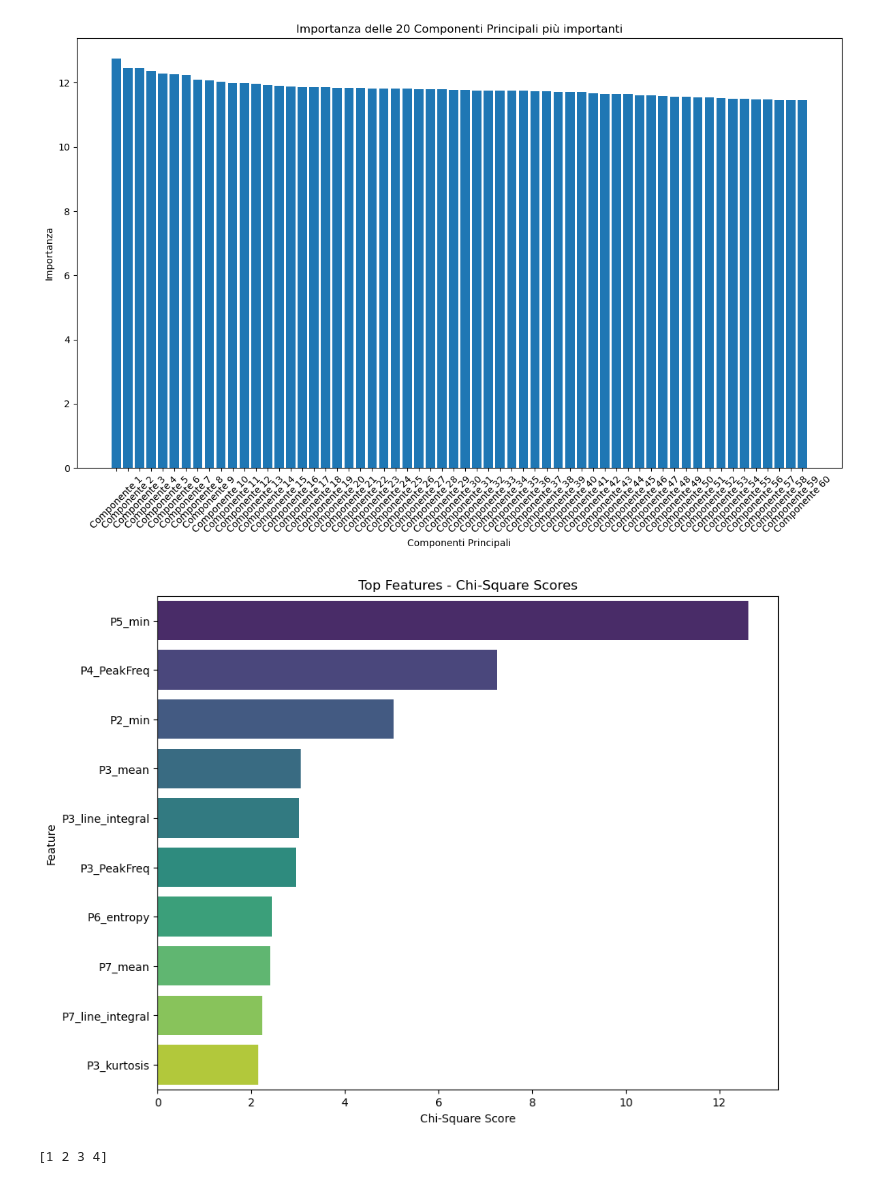
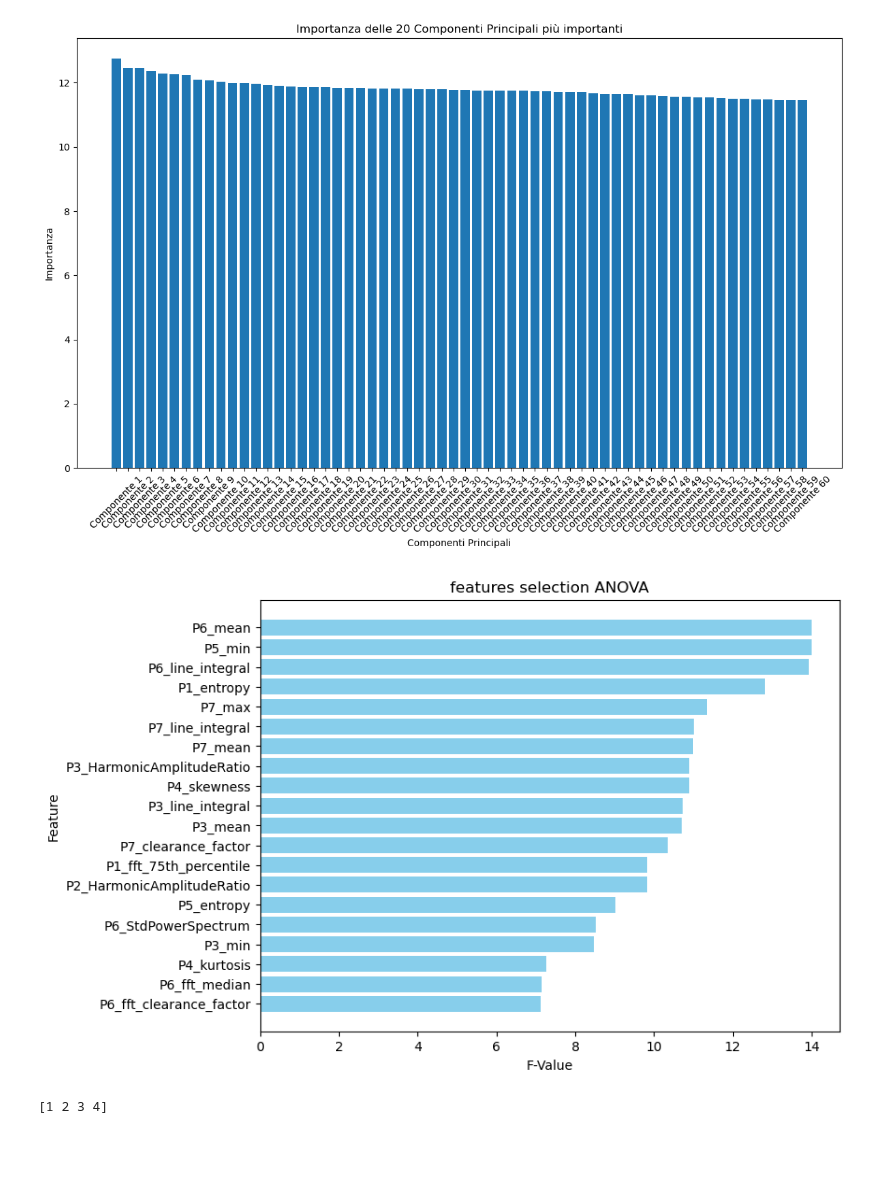
Before and after one commit to alexxdediu/Data-Challenge-PHM-Asia-Pacific-2023, a Jupyter notebook: models/model_task_4_split_data.ipynb, the cells around one changed output. Cells and saved outputs as stored; diff of their text form; code cells hidden in the pictures; blank space fills up the shorter version.

```diff
--- a/models/model_task_4_split_data.ipynb
+++ b/models/model_task_4_split_data.ipynb
@@ -82,7 +82,7 @@ df_labels
 # %%
-df_triplicato = pd.DataFrame()
+split_df = pd.DataFrame()
 
 for index, row in df_labels.iterrows():
     repeated_rows = pd.DataFrame(np.tile(row.values, (3, 1)), columns=df_labels.columns)
-    df_triplicato = pd.concat([df_triplicato, repeated_rows], ignore_index=True)
+    split_df = pd.concat([split_df, repeated_rows], ignore_index=True)
 # %%
@@ -95,16 +95,16 @@ column_to_number = {
     'SV4': 4,
 }
 
-df_triplicato['fault_sv'] = 0
-df_triplicato['opening_ratio'] = 100
+split_df['fault_sv'] = 0
+split_df['opening_ratio'] = 100
 
 
-for index, row in df_triplicato.iterrows():
+for index, row in split_df.iterrows():
     for col in column_to_number.keys():
         if row[col] < 100:
             val=row[col]
-            df_triplicato.at[index, 'fault_sv'] = column_to_number[col]
-            df_triplicato.at[index,'opening_ratio'] = [val]
+            split_df.at[index, 'fault_sv'] = column_to_number[col]
+            split_df.at[index,'opening_ratio'] = [val]
             break
 # df_labels = df_labels[153:]
 # %%
@@ -126,7 +126,7 @@ df_triplicato.head(100)
 | 99 | 33 | 34 | 1 | 1 | 100 | 100 | 100 | 100 | 0 | 0 | ... |
 100 rows × 19 columns
 # %%
-df_train["fault_sv"] = df_triplicato["fault_sv"]
+df_train["fault_sv"] = split_df["fault_sv"]
 # df_train=df_train[features_chi2]
 # df_test=df_test[features_chi2]
 # df_normal = df_train[df_train["fault_sv"] == 0]
@@ -134,4 +134,4 @@ df_train["fault_sv"] = df_triplicato["fault_sv"]
 # df_label_normal = df_labels
 # %%
 df_train = df_train[df_train["fault_sv"] != 0]
-df_triplicato = df_triplicato[df_triplicato["fault_sv"] != 0]
+split_df = split_df[split_df["fault_sv"] != 0]
@@ -371,7 +371,7 @@ Componente 59: P6_fft_line_integral
 Componente 60: P5_75th_percentile
 [figure]
 # %%
-features_chi2 = feature_selection_chi2(df_train,df_triplicato["fault_sv"],10)
+features_chi2 = feature_selection_anova(df_train,split_df["fault_sv"],20)
 # %% [output]
-[figure, old version]
+[figure, new version]
 # %%
```
Also changed, not shown: parts of 24 cells of this notebook, 8 other files.
